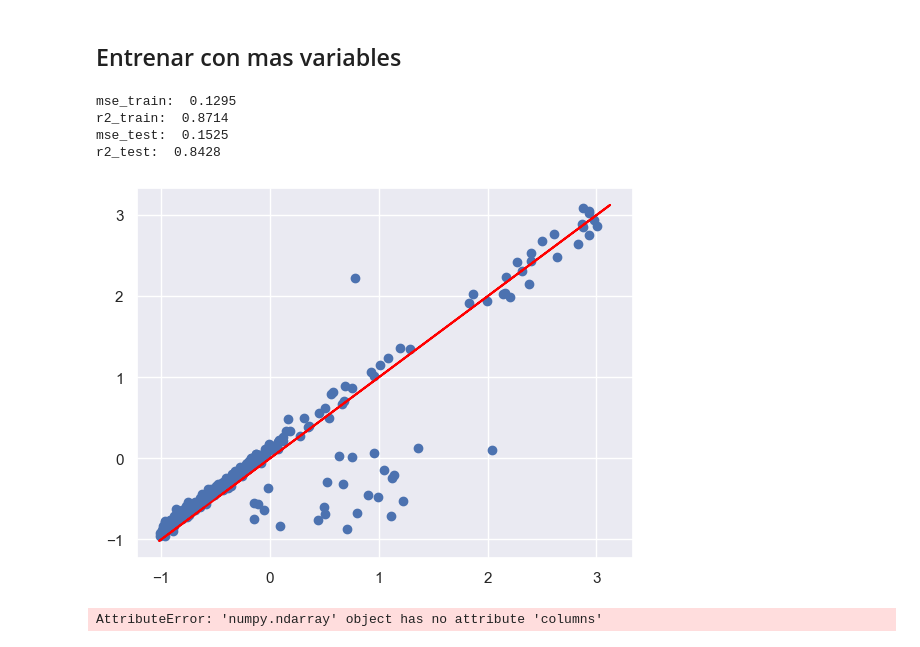
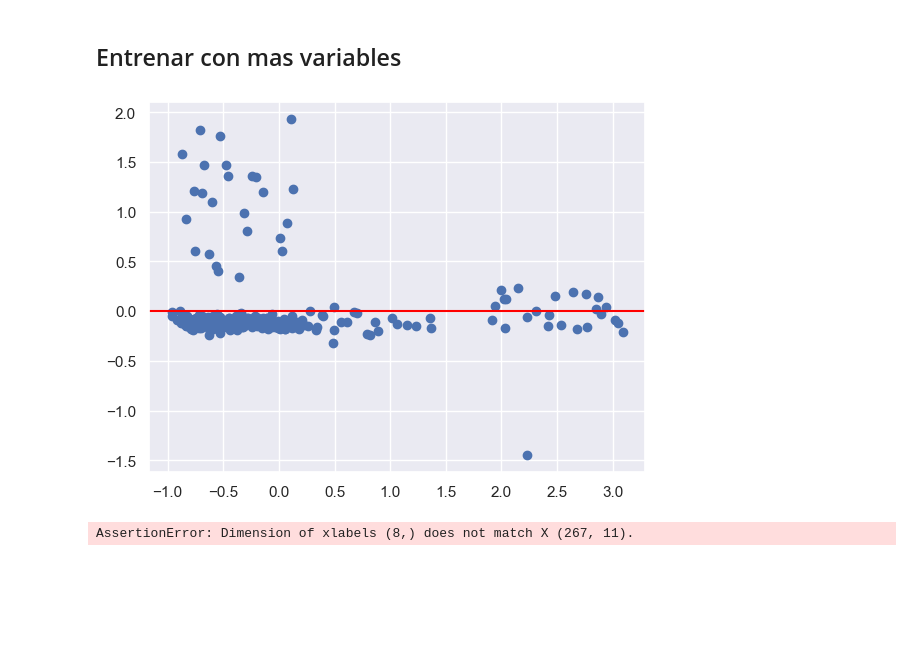
Before and after one commit to KevinrealG/notebooks, a Jupyter notebook: modelos/03_regresión lineal multiple.ipynb, the cells around one changed output. Drawn from its saved outputs; the diff is of its cells as text; code cells hidden in the pictures; blank space fills up the shorter version.

```diff
--- a/modelos/03_regresión lineal multiple.ipynb
+++ b/modelos/03_regresión lineal multiple.ipynb
@@ -467,10 +466,16 @@ y_train_pred_2 = model_2.predict(X_train_std_2)
 # %%
-# evaluar modelo
-evaluar_modelo_completo(model_2, X_train_std_2, y_train_std_2, X_test_std_2, y_test_std_2)
+# ver residuales
+_ =ver_residuos(model_2, X_train_std_2, y_train_std_2, X_test_std_2, y_test_std_2)
 # %% [output]
-mse_train:  0.1295
-r2_train:  0.8714
-mse_test:  0.1525
-r2_test:  0.8428
-[figure, old version]
+[figure, new version]
-AttributeError: 'numpy.ndarray' object has no attribute 'columns'
+# %%
+# ver analisis estadistico
+model_2.intercept_ = model_2.intercept_[0]
+model_2.coef_ = model_2.coef_.reshape(-1)
+# guardar test
+y_test_std_2 = y_test_std_2.reshape(-1)
+
+
+# make a summary
+# %% [output]
+AssertionError: Dimension of xlabels (8,) does not match X (267, 11).
```
Also changed, not shown: parts of 11 cells of this notebook.
